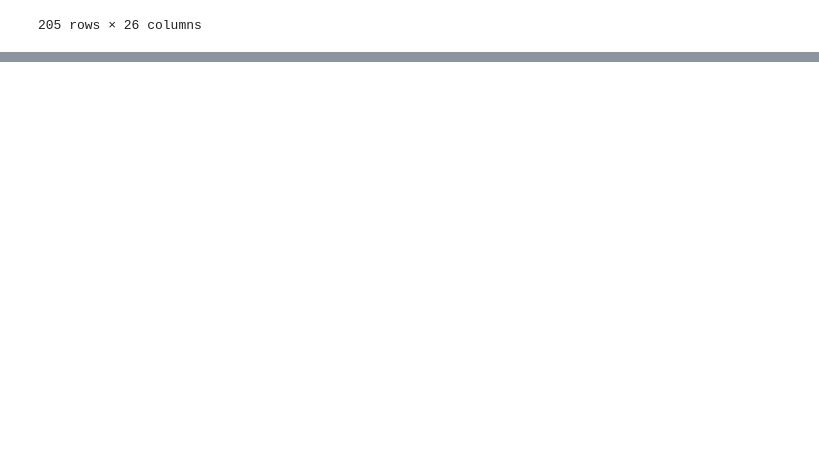
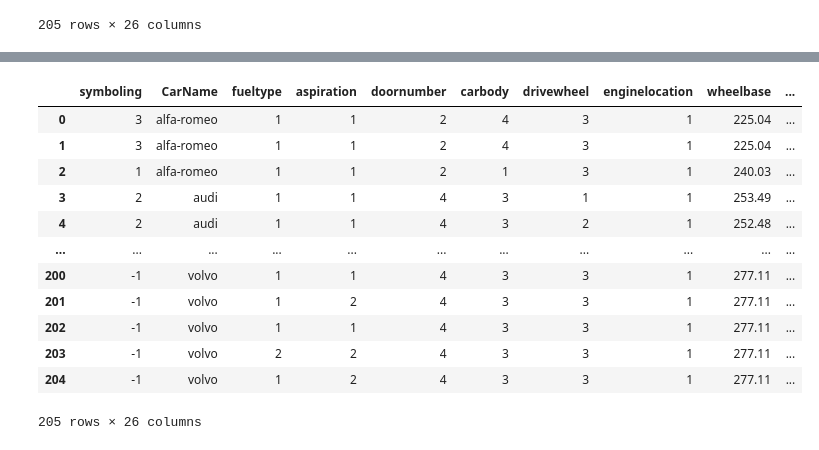
Before and after one commit to ForskyOnly/car_price_prediction, a Jupyter notebook: data_cleaning.ipynb, the cells around one changed output, grey strips where cells are left out. Saved outputs shown, nothing was run; the diff lists cells and outputs as text; code cells hidden in the pictures; blank space fills up the shorter version.

```diff
--- a/data_cleaning.ipynb
+++ b/data_cleaning.ipynb
@@ -33,0 +114,22 @@ Name: enginetype, dtype: int64
+# %%
+df['wheelbase'] = df['wheelbase'].apply(lambda x: x * 2.54).round(2) # 1 pouce = 2,54 centimètres.
+df['carlength'] = df['carlength'].apply(lambda x: x * 2.54).round(2)
+df['carwidth'] = df['carwidth'].apply(lambda x: x * 2.54).round(2)
+df['carheight'] = df['carheight'].apply(lambda x: x * 2.54).round(2)
+df['curbweight'] = df['curbweight'].apply(lambda x: x * 0.45359237).round(2) # 1 livre = 0,45359237 kilogramme
+# %%
+df
+# %% [output]
+|  | symboling | CarName | fueltype | aspiration | doornumber | carbody | drivewheel | enginelocation | wheelbase | ... |
+| 0 | 3 | alfa-romeo | 1 | 1 | 2 | 4 | 3 | 1 | 225.04 | ... |
+| 1 | 3 | alfa-romeo | 1 | 1 | 2 | 4 | 3 | 1 | 225.04 | ... |
+| 2 | 1 | alfa-romeo | 1 | 1 | 2 | 1 | 3 | 1 | 240.03 | ... |
+| 3 | 2 | audi | 1 | 1 | 4 | 3 | 1 | 1 | 253.49 | ... |
+| 4 | 2 | audi | 1 | 1 | 4 | 3 | 2 | 1 | 252.48 | ... |
+| ... | ... | ... | ... | ... | ... | ... | ... | ... | ... | ... |
+| 200 | -1 | volvo | 1 | 1 | 4 | 3 | 3 | 1 | 277.11 | ... |
+| 201 | -1 | volvo | 1 | 2 | 4 | 3 | 3 | 1 | 277.11 | ... |
+| 202 | -1 | volvo | 1 | 1 | 4 | 3 | 3 | 1 | 277.11 | ... |
+| 203 | -1 | volvo | 2 | 2 | 4 | 3 | 3 | 1 | 277.11 | ... |
+| 204 | -1 | volvo | 1 | 2 | 4 | 3 | 3 | 1 | 277.11 | ... |
+205 rows × 26 columns
```
Also changed, not shown: parts of 14 cells of this notebook, 2 other files.
